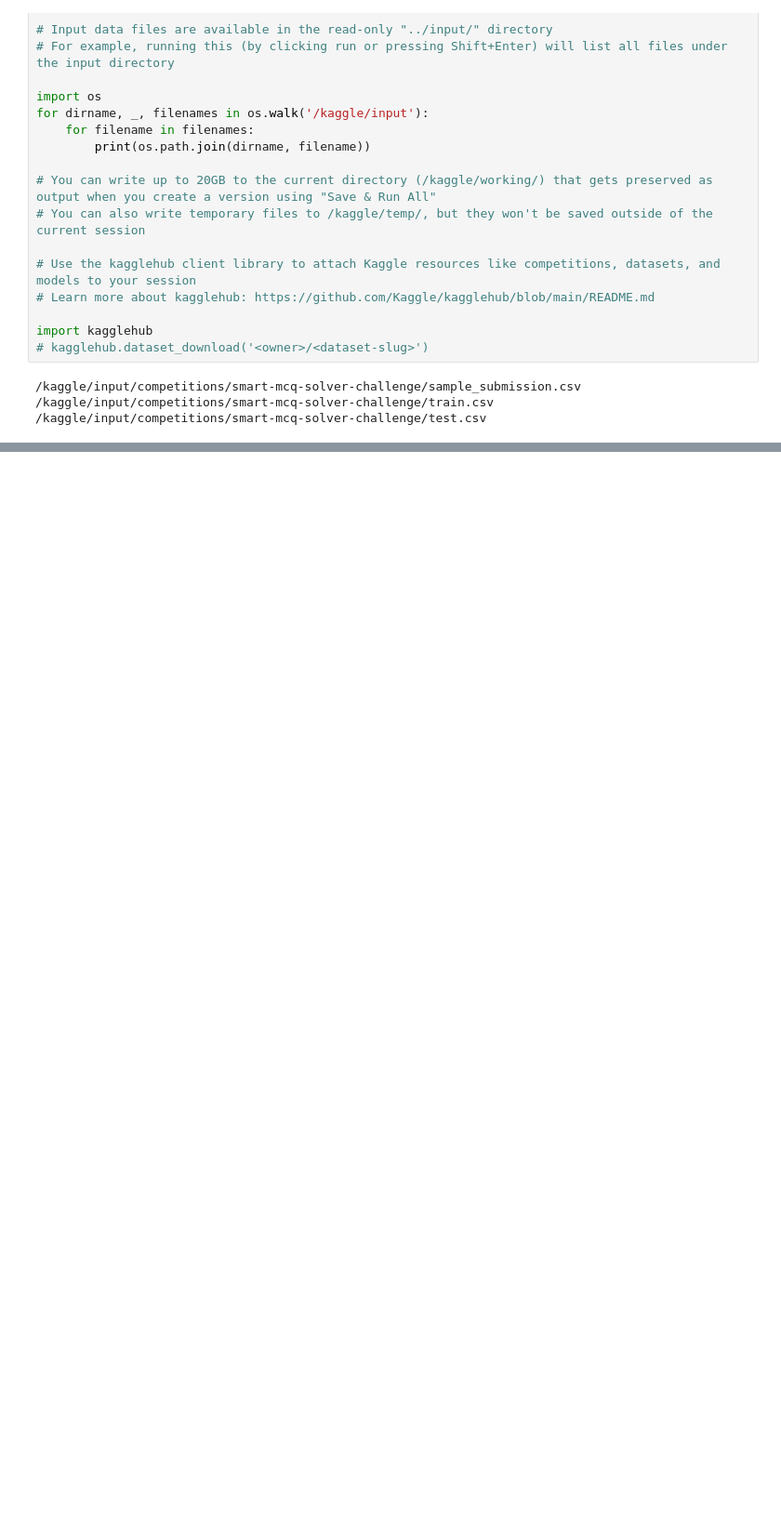
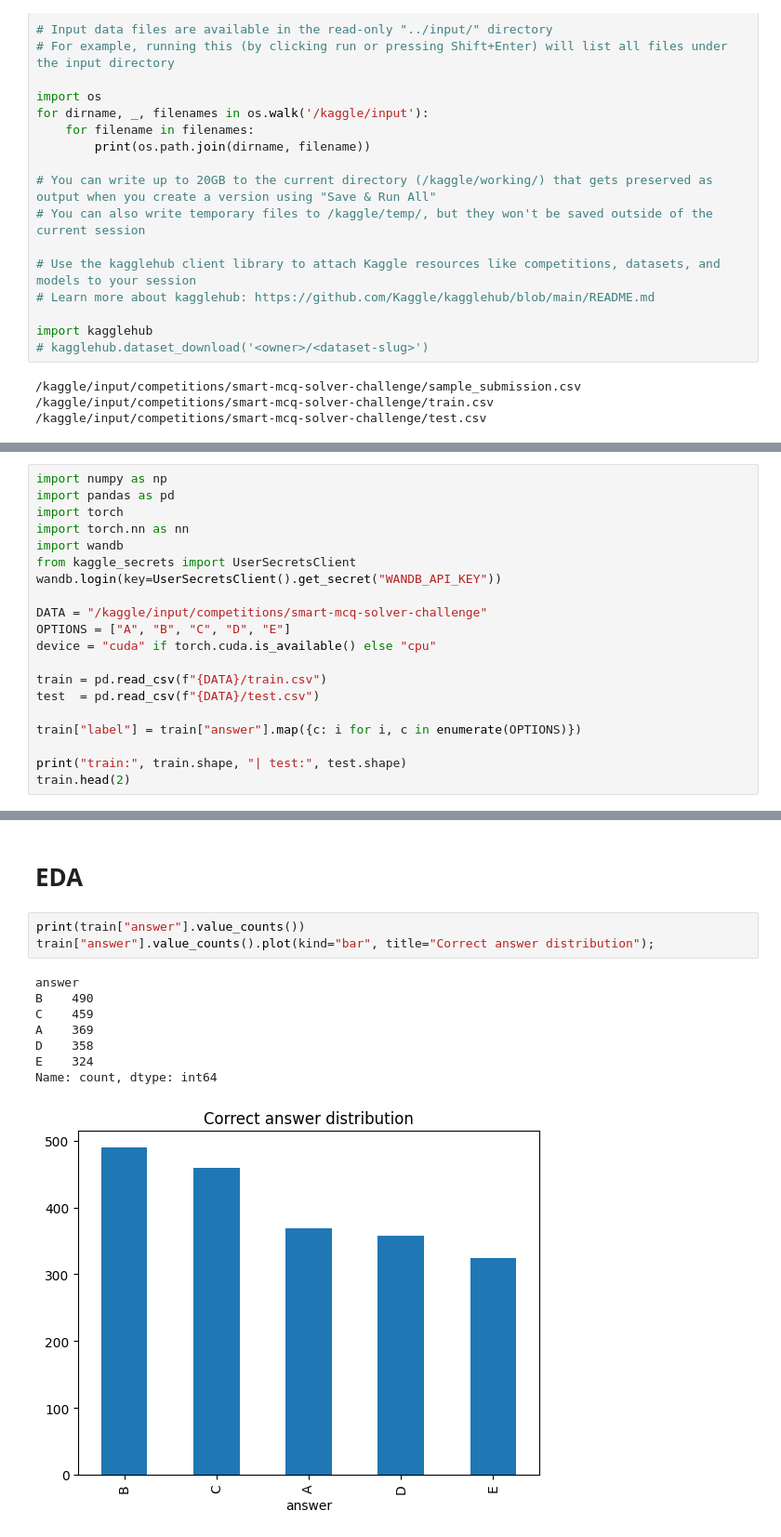
Before and after one commit to 23f1002033/dl-23f1002033-notebook-t22026, a Jupyter notebook: dl-23f1002033-notebook-t22026.ipynb, the cells around one changed output, grey strips where cells are left out. Shown at 93% size. Saved outputs shown, nothing was run; the diff lists cells and outputs as text; blank space fills up the shorter version.

```diff
--- a/dl-23f1002033-notebook-t22026.ipynb
+++ b/dl-23f1002033-notebook-t22026.ipynb
@@ -168,0 +31,20 @@ Logged to W&B
+# %%
+import numpy as np
+import pandas as pd
+import torch
+import torch.nn as nn
+import wandb
+from kaggle_secrets import UserSecretsClient
+wandb.login(key=UserSecretsClient().get_secret("WANDB_API_KEY"))
+
+DATA = "/kaggle/input/competitions/smart-mcq-solver-challenge"
+OPTIONS = ["A", "B", "C", "D", "E"]
+device = "cuda" if torch.cuda.is_available() else "cpu"
+
+train = pd.read_csv(f"{DATA}/train.csv")
+test  = pd.read_csv(f"{DATA}/test.csv")
+
+train["label"] = train["answer"].map({c: i for i, c in enumerate(OPTIONS)})
+
+print("train:", train.shape, "| test:", test.shape)
+train.head(2)
@@ -168,0 +78,14 @@ Logged to W&B
+# %% [markdown]
+# EDA
+# %%
+print(train["answer"].value_counts())
+train["answer"].value_counts().plot(kind="bar", title="Correct answer distribution");
+# %% [output]
+answer
+B    490
+C    459
+A    369
+D    358
+E    324
+Name: count, dtype: int64
+[figure, added]
```
Also changed, not shown: parts of 44 cells of this notebook.
